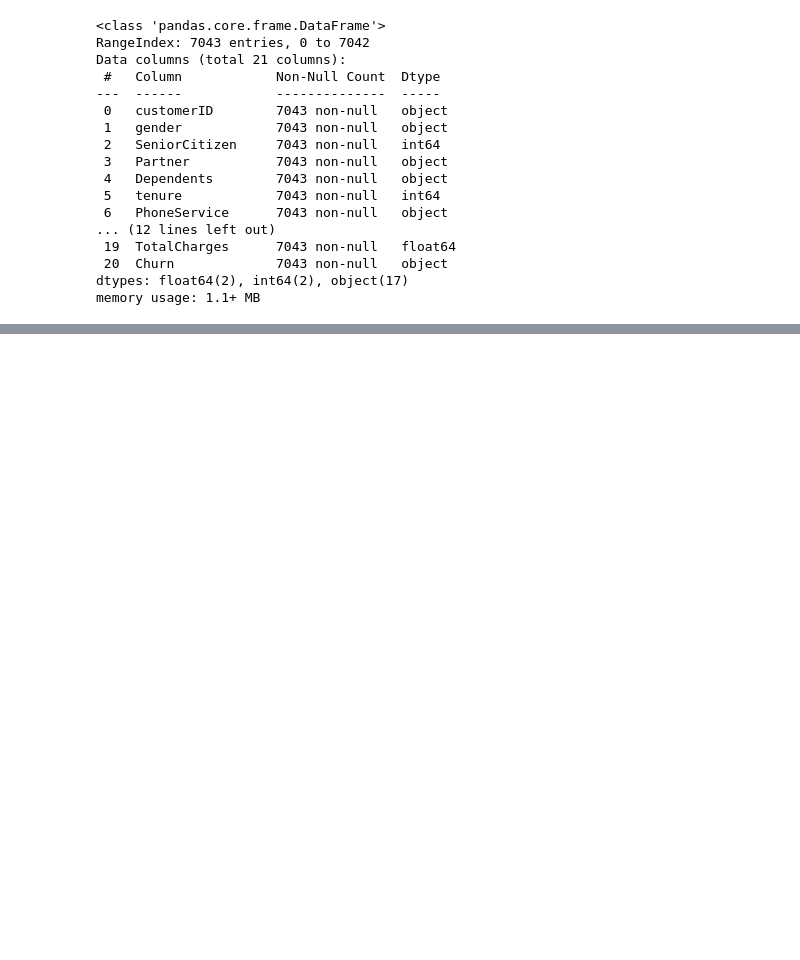
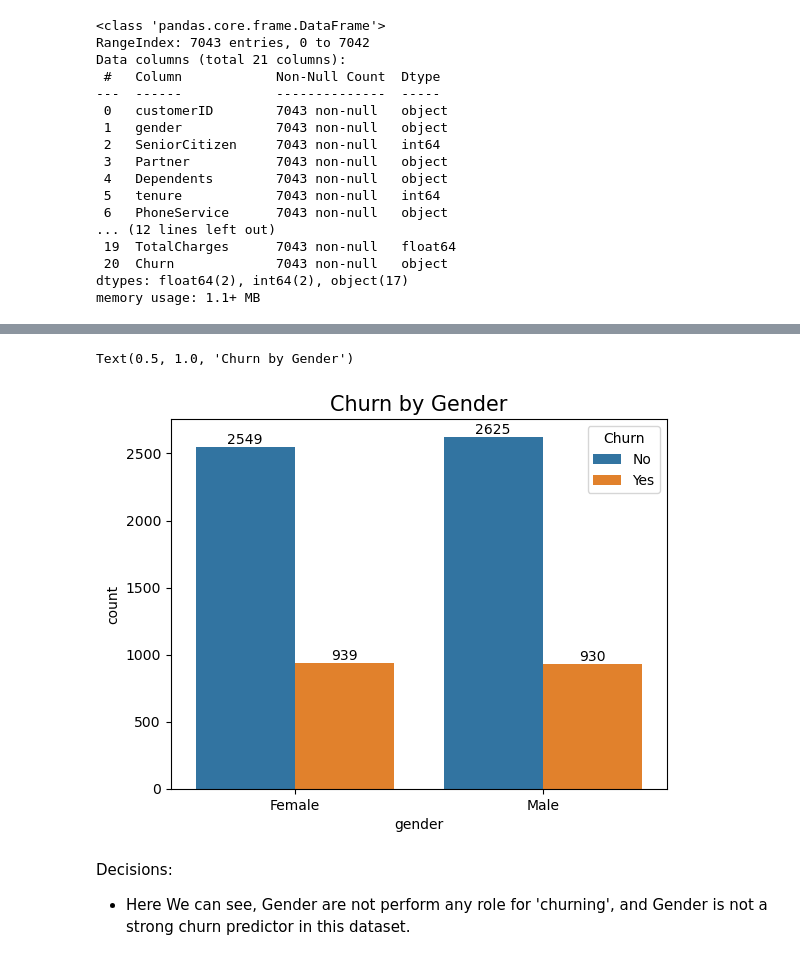
Before and after one commit to arFaisal043/Python_EDA_Project, a Jupyter notebook: Python_EDA_Project.ipynb, the cells around one changed output, grey strips where cells are left out. Saved outputs shown, nothing was run; the diff lists cells and outputs as text; code cells hidden in the pictures; blank space fills up the shorter version.

```diff
--- a/Python_EDA_Project.ipynb
+++ b/Python_EDA_Project.ipynb
@@ -143,0 +189,12 @@ memory usage: 1.1+ MB
+# %%
+x = sns.countplot(x=df['gender'], hue=df['Churn'])
+x.bar_label(x.containers[0])
+x.bar_label(x.containers[1])
+
+plt.title('Churn by Gender', fontsize=15)
+# %% [output]
+Text(0.5, 1.0, 'Churn by Gender')
+[figure, added]
+# %% [markdown]
+Decisions:
+- Here We can see, Gender are not perform any role for 'churning', and Gender is not a strong churn predictor in this dataset.
```
Also changed, not shown: parts of 33 cells of this notebook.
